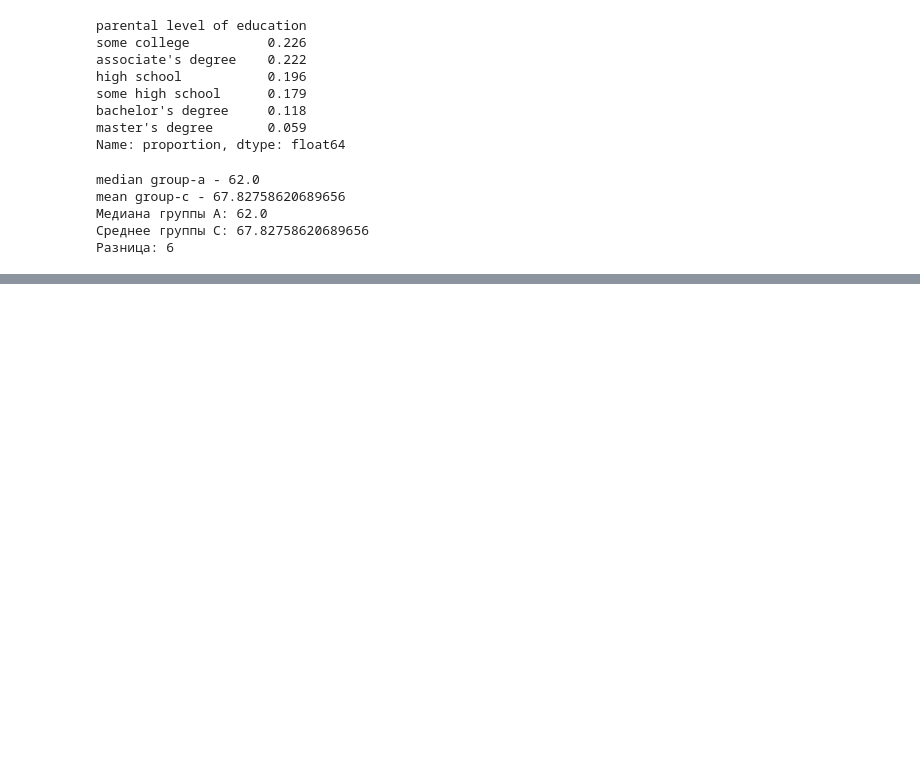
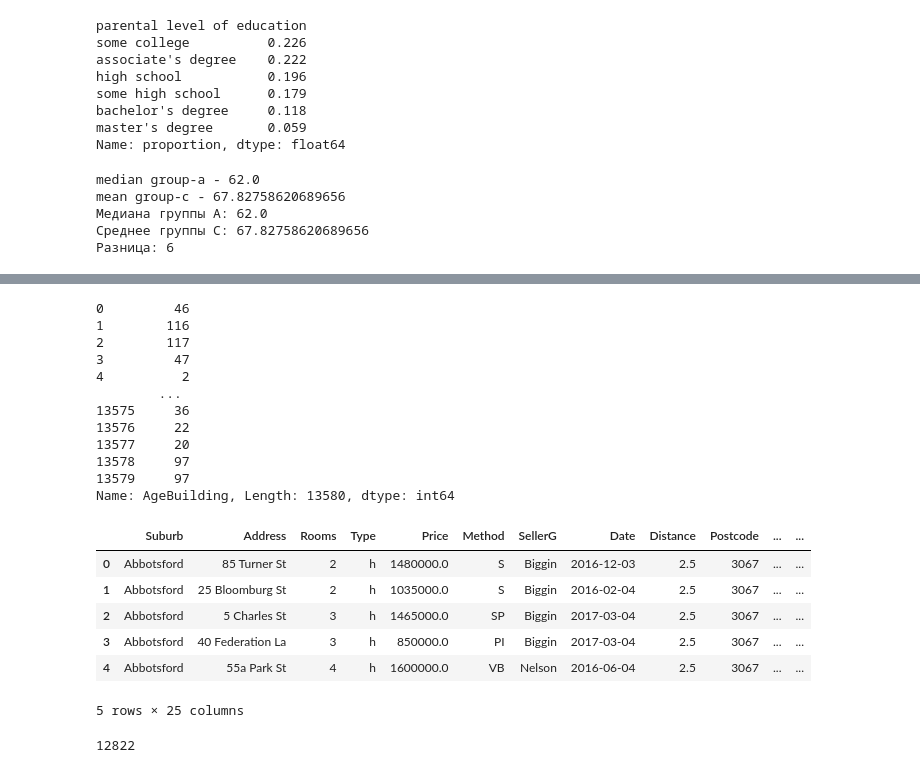
Before and after one commit to yogiki/LernProject_SF, a Jupyter notebook: Основы_Python/pandas.ipynb, the cells around one changed output, grey strips where cells are left out. Drawn from its saved outputs; the diff is of its cells as text; code cells hidden in the pictures; blank space fills up the shorter version.

```diff
--- a/Основы_Python/pandas.ipynb
+++ b/Основы_Python/pandas.ipynb
@@ -520,0 +559,17 @@ mean group-c - 67.82758620689656
+# %%
+# Например, давайте создадим переменную total_rooms, в которой будем хранить общее количество комнат в здании. Для этого выполним сложение столбцов с количеством комнат, ванн и спален:
+
+total_rooms = melb_df['Rooms'] + melb_df['Bedroom'] + melb_df['Bathroom']
+display(total_rooms)
+
+# А теперь введём признак MeanRoomsArea, который соответствует средней площади одной комнаты для каждого объекта. Для этого разделим площадь здания на полученное ранее общее количество комнат:
+
+melb_df['MeanRoomsArea'] = melb_df['BuildingArea'] / total_rooms
+display(melb_df['MeanRoomsArea'])
+
+# Можно ввести ещё один интересный признак — AreaRatio, коэффициент соотношения площади здания (BuildingArea) и площади участка (Landsize). Для этого разницу двух площадей поделим на их сумму:
+
+diff_area = melb_df['BuildingArea'] - melb_df['Landsize']
+sum_area = melb_df['BuildingArea'] + melb_df['Landsize']
+melb_df['AreaRatio'] = diff_area/sum_area
+display(melb_df['AreaRatio'])
@@ -520,0 +676,9 @@ mean group-c - 67.82758620689656
+# %%
+melb_df['Date'] = pd.to_datetime(melb_df['Date'], dayfirst=True)
+display(melb_df['Date'])
+
+years_sold = melb_df['Date'].dt.year
+print(years_sold)
+print('Min year sold:', years_sold.min())
+print('Max year sold:', years_sold.max())
+print('Mode year sold:', years_sold.mode()[0])
@@ -520,0 +713,4 @@ mean group-c - 67.82758620689656
+# %%
+# Теперь попробуем понять, на какие месяцы приходится пик продаж объектов недвижимости. Для этого выделим атрибут dt.month и на этот раз занесём результат в столбец MonthSale, а затем найдём относительную частоту продаж для каждого месяца от общего количества продаж — для этого используем метод value_counts() с параметром normalize (вывод в долях):
+melb_df['MonthSale'] = melb_df['Date'].dt.month
+melb_df['MonthSale'].value_counts(normalize=True)
@@ -520,0 +767,45 @@ mean group-c - 67.82758620689656
+# %%
+# Рассмотрим другой пример. Давайте создадим признак возраста объекта недвижимости в годах на момент продажи. Для этого выделим из столбца с датой продажи год и вычтем из него год постройки здания. Результат оформим в виде столбца AgeBuilding:
+
+melb_df['AgeBuilding'] = melb_df['Date'].dt.year - melb_df['YearBuilt']
+display(melb_df['AgeBuilding'])
+melb_df.head()
+# %% [output]
+0         46
+1        116
+2        117
+3         47
+4          2
+        ...
+13575     36
+13576     22
+13577     20
+13578     97
+13579     97
+Name: AgeBuilding, Length: 13580, dtype: int64
+|  | Suburb | Address | Rooms | Type | Price | Method | SellerG | Date | Distance | Postcode | ... | ... |
+| 0 | Abbotsford | 85 Turner St | 2 | h | 1480000.0 | S | Biggin | 2016-12-03 | 2.5 | 3067 | ... | ... |
+| 1 | Abbotsford | 25 Bloomburg St | 2 | h | 1035000.0 | S | Biggin | 2016-02-04 | 2.5 | 3067 | ... | ... |
+| 2 | Abbotsford | 5 Charles St | 3 | h | 1465000.0 | SP | Biggin | 2017-03-04 | 2.5 | 3067 | ... | ... |
+| 3 | Abbotsford | 40 Federation La | 3 | h | 850000.0 | PI | Biggin | 2017-03-04 | 2.5 | 3067 | ... | ... |
+| 4 | Abbotsford | 55a Park St | 4 | h | 1600000.0 | VB | Nelson | 2016-06-04 | 2.5 | 3067 | ... | ... |
+5 rows × 25 columns
+# %%
+# Создайте в таблице melb_df признак WeekdaySale (день недели). Найдите, сколько объектов недвижимости было продано в выходные (суббота и воскресенье), результат занесите в переменную weekend_count. В качестве ответа введите результат вывода переменной weekend_count.
+
+import pandas as pd
+
+# Предположим, что melb_df уже загружен и содержит столбец 'Date' с датами продажи
+# Если дата не преобразована в формат datetime, преобразуем её
+melb_df['Date'] = pd.to_datetime(melb_df['Date'])
+
+# Создаем новый признак WeekdaySale, содержащий день недели продажи
+melb_df['WeekdaySale'] = melb_df['Date'].dt.day_name()
+
+# Определяем количество продаж в выходные дни (суббота и воскресенье)
+weekend_count = melb_df[melb_df['WeekdaySale'].isin(['Saturday', 'Sunday'])].shape[0]
+
+# Выводим результат
+print(weekend_count)
+# %% [output]
+12822
```
Also changed, not shown: parts of 13 cells of this notebook, 1 other file.
